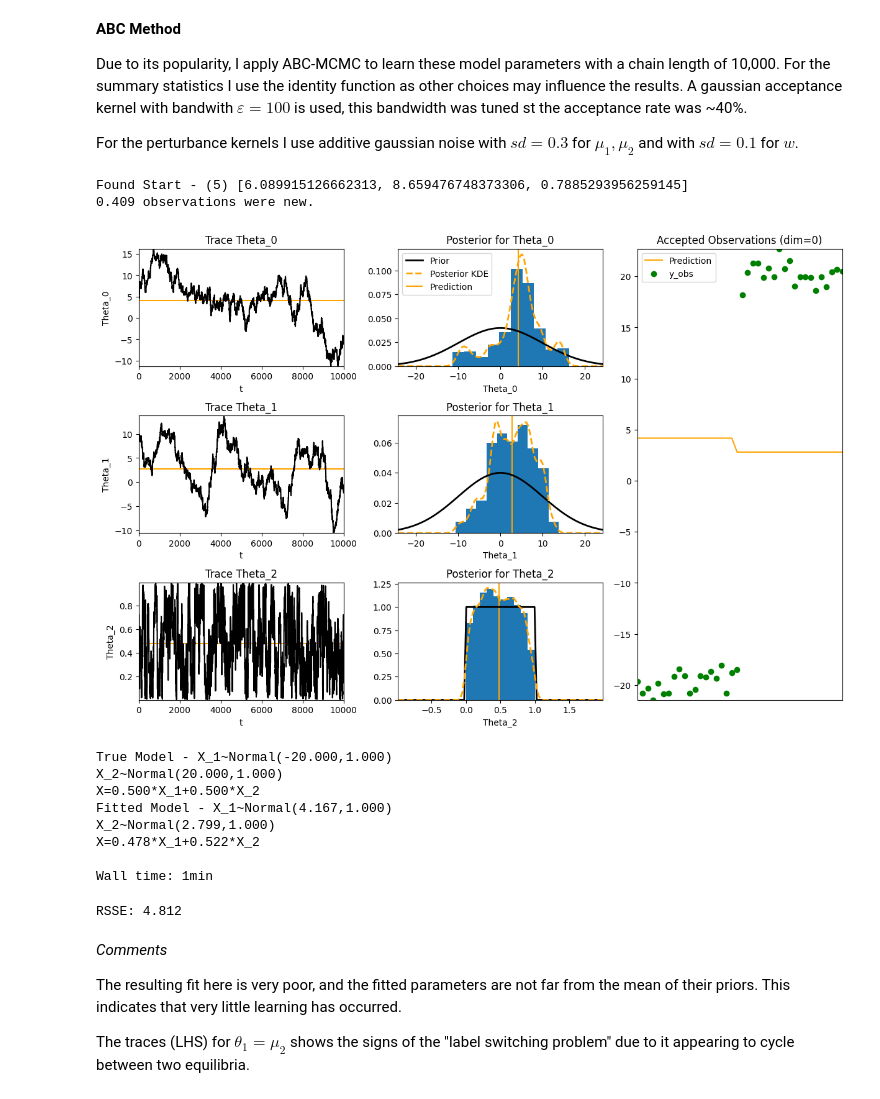
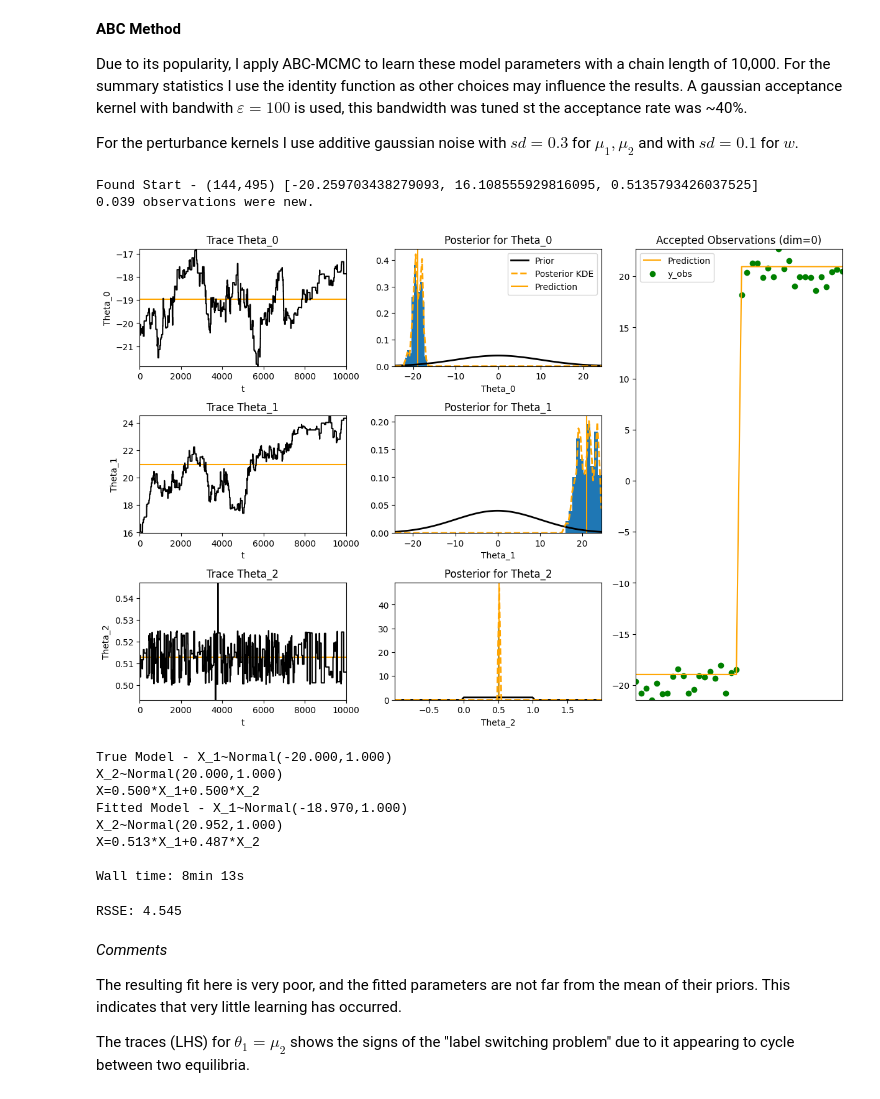
Before and after one commit to dajhutchinson/bayesian-modelling-of-epidemic-events, a Jupyter notebook: Code/ABC_Notebook.ipynb, the cells around one changed output. Cells and saved outputs as stored; diff of their text form; code cells hidden in the pictures.

```diff
--- a/Code/ABC_Notebook.ipynb
+++ b/Code/ABC_Notebook.ipynb
@@ -975,27 +975,27 @@ perturbance_kernels = [lambda x:x+stats.norm(0,.3).rvs(1)[0]]*2+[lambda x:x+stat
 # %%
 %%time
 # ABC-MCMC for GMM
 np.random.seed(16111998) # Fix random seed
 fitted_model,_=ABC.abc_mcmc(n_obs=40,y_obs=gmm.observe(),fitting_model=gmm.copy([1,1,1]),priors=gmm_priors,
-    chain_length=10000,perturbance_kernels=perturbance_kernels,acceptance_kernel=ABC.gaussian_kernel,scaling_factor=100)
+    chain_length=10000,perturbance_kernels=perturbance_kernels,acceptance_kernel=ABC.gaussian_kernel,scaling_factor=.1)
 print("True Model - {}".format(gmm))
 print("Fitted Model - {}\n".format(fitted_model))
 # %% [output]
-Found Start - (5) [6.089915126662313, 8.659476748373306, 0.7885293956259145]
-0.409 observations were new.
+Found Start - (144,495) [-20.259703438279093, 16.108555929816095, 0.5135793426037525]
+0.039 observations were new.
-[figure, old version]
+[figure, new version]
 True Model - X_1~Normal(-20.000,1.000)
 X_2~Normal(20.000,1.000)
 X=0.500*X_1+0.500*X_2
-Fitted Model - X_1~Normal(4.167,1.000)
-X_2~Normal(2.799,1.000)
-X=0.478*X_1+0.522*X_2
+Fitted Model - X_1~Normal(-18.970,1.000)
+X_2~Normal(20.952,1.000)
+X=0.513*X_1+0.487*X_2
 
-Wall time: 1min
+Wall time: 8min 13s
 # %%
 print("RSSE: {:,.3f}".format(ABC.rsse(fitted_model.observe(),gmm.observe())[0]))
 # %% [output]
-RSSE: 4.812
+RSSE: 4.545
 # %% [markdown]
 *Comments*
 
```
Also changed, not shown: parts of 24 cells of this notebook, 4 other files.
